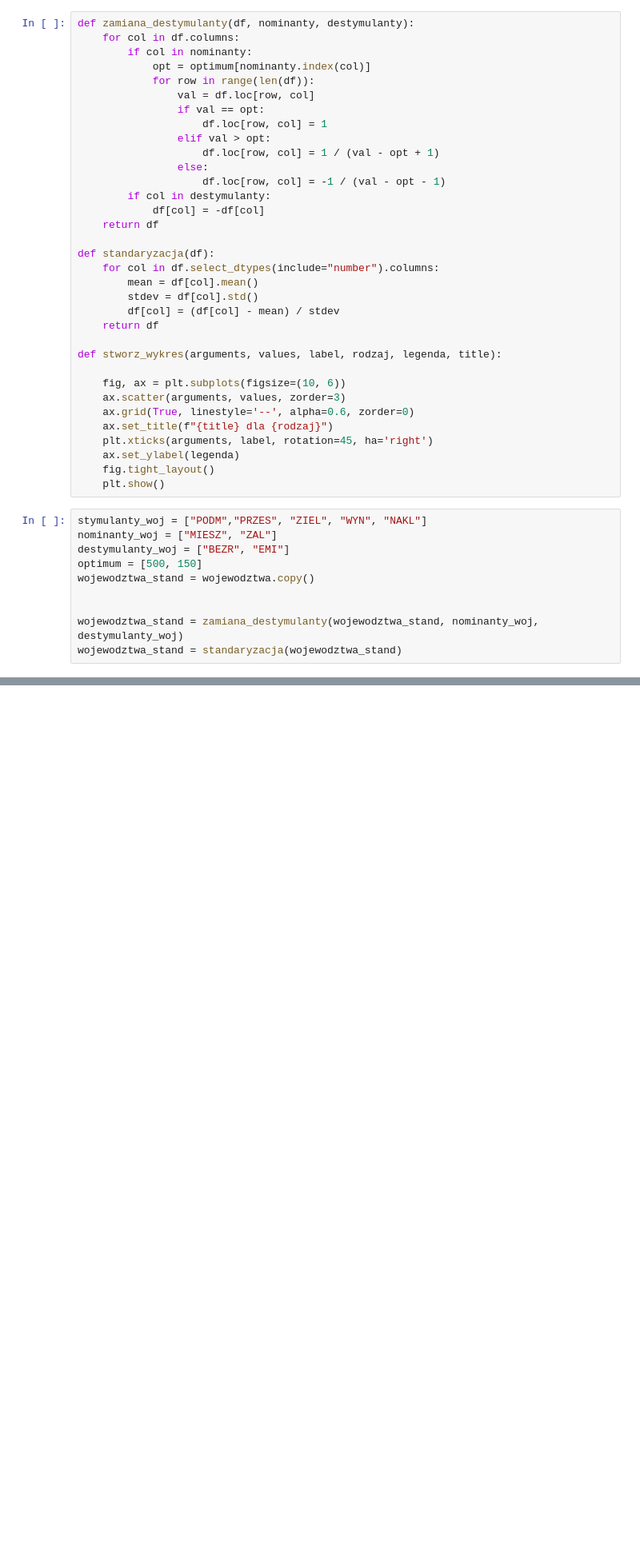
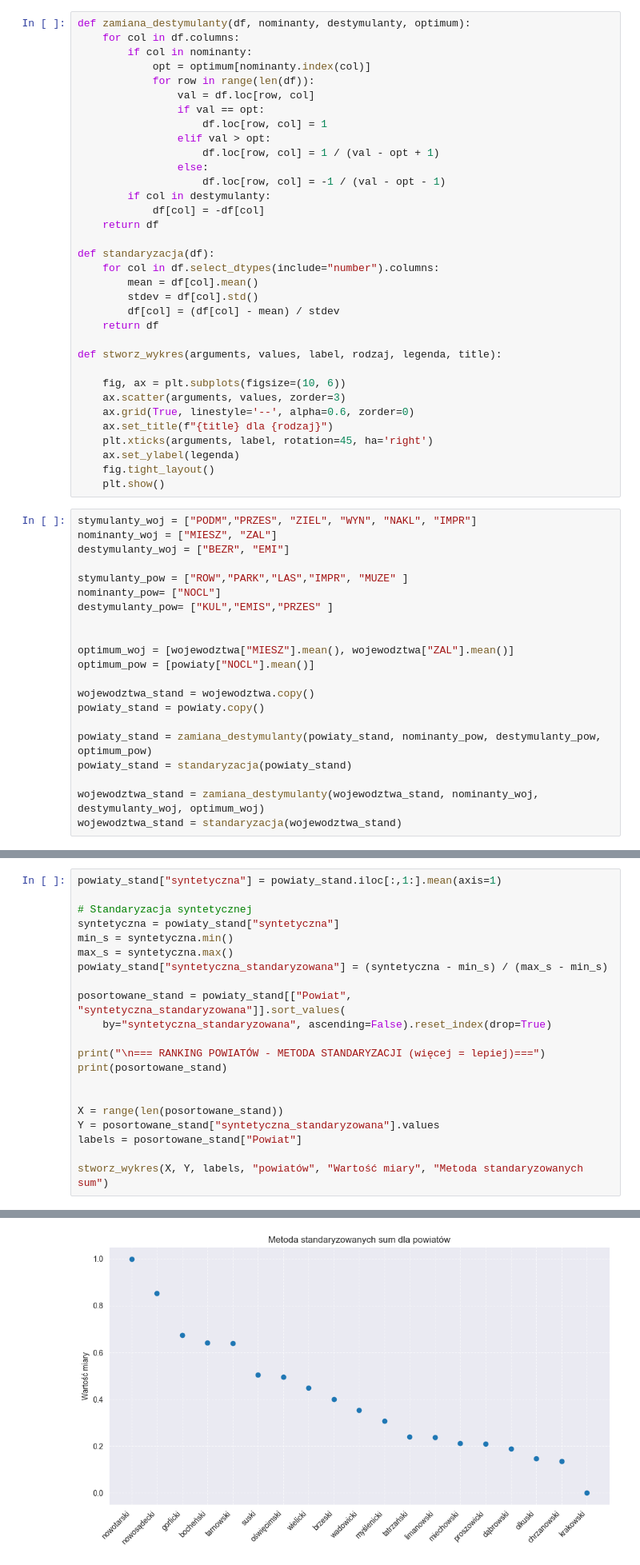
Before and after one commit to Jakaz78/Analiza, a Jupyter notebook: main.ipynb, the cells around one changed output, grey strips where cells are left out. Shown at 80% size. Drawn from its saved outputs; the diff is of its cells as text; blank space fills up the shorter version.

```diff
--- a/main.ipynb
+++ b/main.ipynb
@@ -165,6 +168,6 @@ for col in wojewodztwa.columns:
 ... (6 outputs left out)
 # %%
-def zamiana_destymulanty(df, nominanty, destymulanty):
+def zamiana_destymulanty(df, nominanty, destymulanty, optimum):
     for col in df.columns:
         if col in nominanty:
             opt = optimum[nominanty.index(col)]
@@ -198,12 +201,23 @@ def stworz_wykres(arguments, values, label, rodzaj, legenda, title):
     fig.tight_layout()
     plt.show()
 # %%
-stymulanty_woj = ["PODM","PRZES", "ZIEL", "WYN", "NAKL"]
+stymulanty_woj = ["PODM","PRZES", "ZIEL", "WYN", "NAKL", "IMPR"]
 nominanty_woj = ["MIESZ", "ZAL"]
 destymulanty_woj = ["BEZR", "EMI"]
-optimum = [500, 150]
-wojewodztwa_stand = wojewodztwa.copy()
+
+stymulanty_pow = ["ROW","PARK","LAS","IMPR", "MUZE" ]
+nominanty_pow= ["NOCL"]
+destymulanty_pow= ["KUL","EMIS","PRZES" ]
 
 
-wojewodztwa_stand = zamiana_destymulanty(wojewodztwa_stand, nominanty_woj, destymulanty_woj)
+optimum_woj = [wojewodztwa["MIESZ"].mean(), wojewodztwa["ZAL"].mean()]
+optimum_pow = [powiaty["NOCL"].mean()]
+
+wojewodztwa_stand = wojewodztwa.copy()
+powiaty_stand = powiaty.copy()
+
+powiaty_stand = zamiana_destymulanty(powiaty_stand, nominanty_pow, destymulanty_pow, optimum_pow)
+powiaty_stand = standaryzacja(powiaty_stand)
+
+wojewodztwa_stand = zamiana_destymulanty(wojewodztwa_stand, nominanty_woj, destymulanty_woj, optimum_woj)
 wojewodztwa_stand = standaryzacja(wojewodztwa_stand)
@@ -345,0 +224,22 @@ stworz_wykres(X, Y, labels, "województwa", "Wartość miary", "Metoda Hellwiga"
+# %%
+powiaty_stand["syntetyczna"] = powiaty_stand.iloc[:,1:].mean(axis=1)
+
+# Standaryzacja syntetycznej
+syntetyczna = powiaty_stand["syntetyczna"]
+min_s = syntetyczna.min()
+max_s = syntetyczna.max()
+powiaty_stand["syntetyczna_standaryzowana"] = (syntetyczna - min_s) / (max_s - min_s)
+
+posortowane_stand = powiaty_stand[["Powiat", "syntetyczna_standaryzowana"]].sort_values(
+    by="syntetyczna_standaryzowana", ascending=False).reset_index(drop=True)
+
+print("\n=== RANKING POWIATÓW - METODA STANDARYZACJI (więcej = lepiej)===")
+print(posortowane_stand)
+
+
+X = range(len(posortowane_stand))
+Y = posortowane_stand["syntetyczna_standaryzowana"].values
+labels = posortowane_stand["Powiat"]
+
+stworz_wykres(X, Y, labels, "powiatów", "Wartość miary", "Metoda standaryzowanych sum")
+# %% [output]
@@ -345,0 +263 @@ stworz_wykres(X, Y, labels, "województwa", "Wartość miary", "Metoda Hellwiga"
+[figure, added]
```
Also changed, not shown: parts of 19 cells of this notebook.
